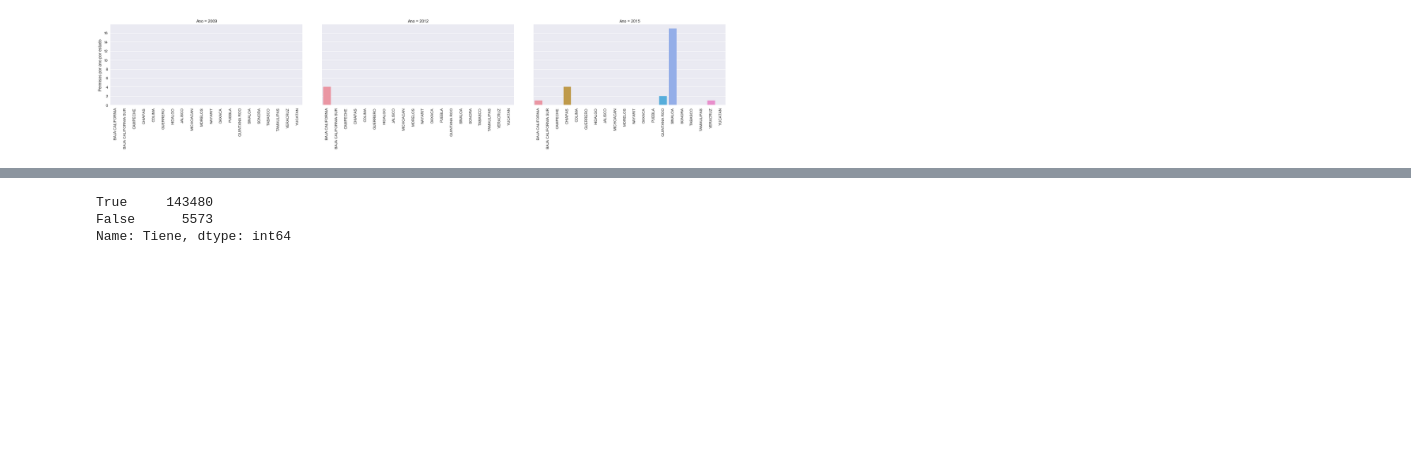
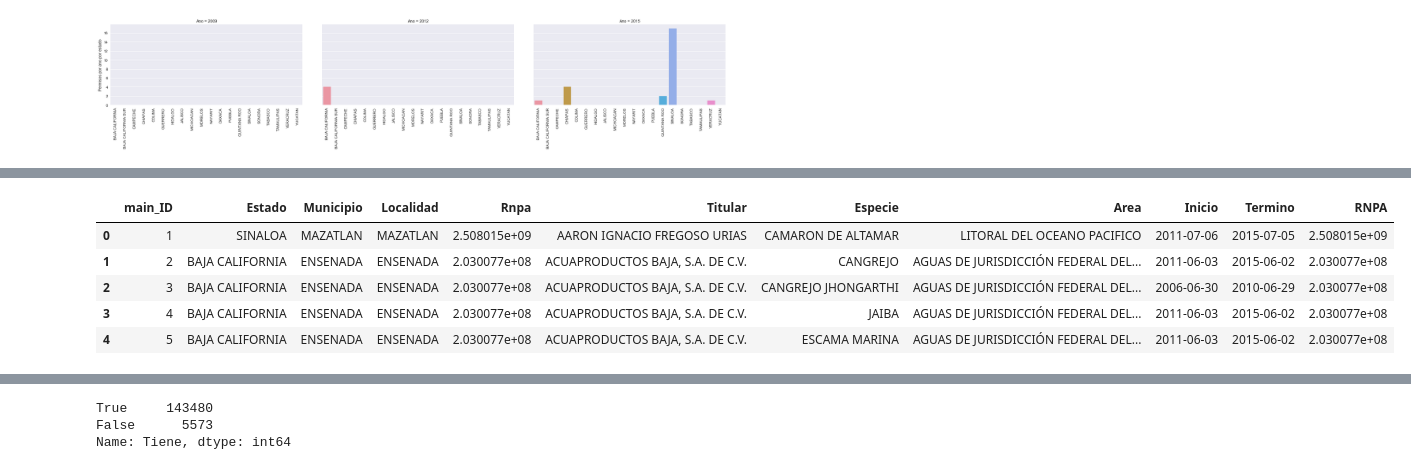
Before and after one commit to pescandodatos/analisis, a Jupyter notebook: Beneficio_Social.ipynb, the cells around one changed output, grey strips where cells are left out. Cells and saved outputs as stored; diff of their text form; code cells hidden in the pictures; blank space fills up the shorter version.

```diff
--- a/Beneficio_Social.ipynb
+++ b/Beneficio_Social.ipynb
@@ -45 +117,23 @@ g2 = sns.factorplot(x="Entidad", y="Concesiones", col="Ano", data=permisos_conce
+# %%
+# Las embarcaciones mayores es pescaderia industrial
+
+permisos_embarcaciones_mayores = pandas.read_csv('../datos/permisos_concesiones/embarcaciones_mayores.csv')
+
+# La columna debe ser RNPA para el merge
+permisos_embarcaciones_mayores['RNPA'] = permisos_embarcaciones_mayores['Rnpa']
+
+permisos_embarcaciones_mayores.head()
+
+# RNPA has to be a int64 and not float64 - TODO
+# Geolocalizar por Localidad, Municipio, Estado - TODO
+
+# Mapa de Permisos por estado - TODO
+# Mapa de cantidad de permisos por especie por estado - TODO
+# %% [output]
+|  | main_ID | Estado | Municipio | Localidad | Rnpa | Titular | Especie | Area | Inicio | Termino | RNPA |
+| 0 | 1 | SINALOA | MAZATLAN | MAZATLAN | 2.508015e+09 | AARON IGNACIO FREGOSO URIAS | CAMARON DE ALTAMAR | LITORAL DEL OCEANO PACIFICO | 2011-07-06 | 2015-07-05 | 2.508015e+09 |
+| 1 | 2 | BAJA CALIFORNIA | ENSENADA | ENSENADA | 2.030077e+08 | ACUAPRODUCTOS BAJA, S.A. DE C.V. | CANGREJO | AGUAS DE JURISDICCIÓN FEDERAL DEL... | 2011-06-03 | 2015-06-02 | 2.030077e+08 |
+| 2 | 3 | BAJA CALIFORNIA | ENSENADA | ENSENADA | 2.030077e+08 | ACUAPRODUCTOS BAJA, S.A. DE C.V. | CANGREJO JHONGARTHI | AGUAS DE JURISDICCIÓN FEDERAL DEL... | 2006-06-30 | 2010-06-29 | 2.030077e+08 |
+| 3 | 4 | BAJA CALIFORNIA | ENSENADA | ENSENADA | 2.030077e+08 | ACUAPRODUCTOS BAJA, S.A. DE C.V. | JAIBA | AGUAS DE JURISDICCIÓN FEDERAL DEL... | 2011-06-03 | 2015-06-02 | 2.030077e+08 |
+| 4 | 5 | BAJA CALIFORNIA | ENSENADA | ENSENADA | 2.030077e+08 | ACUAPRODUCTOS BAJA, S.A. DE C.V. | ESCAMA MARINA | AGUAS DE JURISDICCIÓN FEDERAL DEL... | 2011-06-03 | 2015-06-02 | 2.030077e+08 |
 # %%
```
Also changed, not shown: parts of 21 cells of this notebook.
